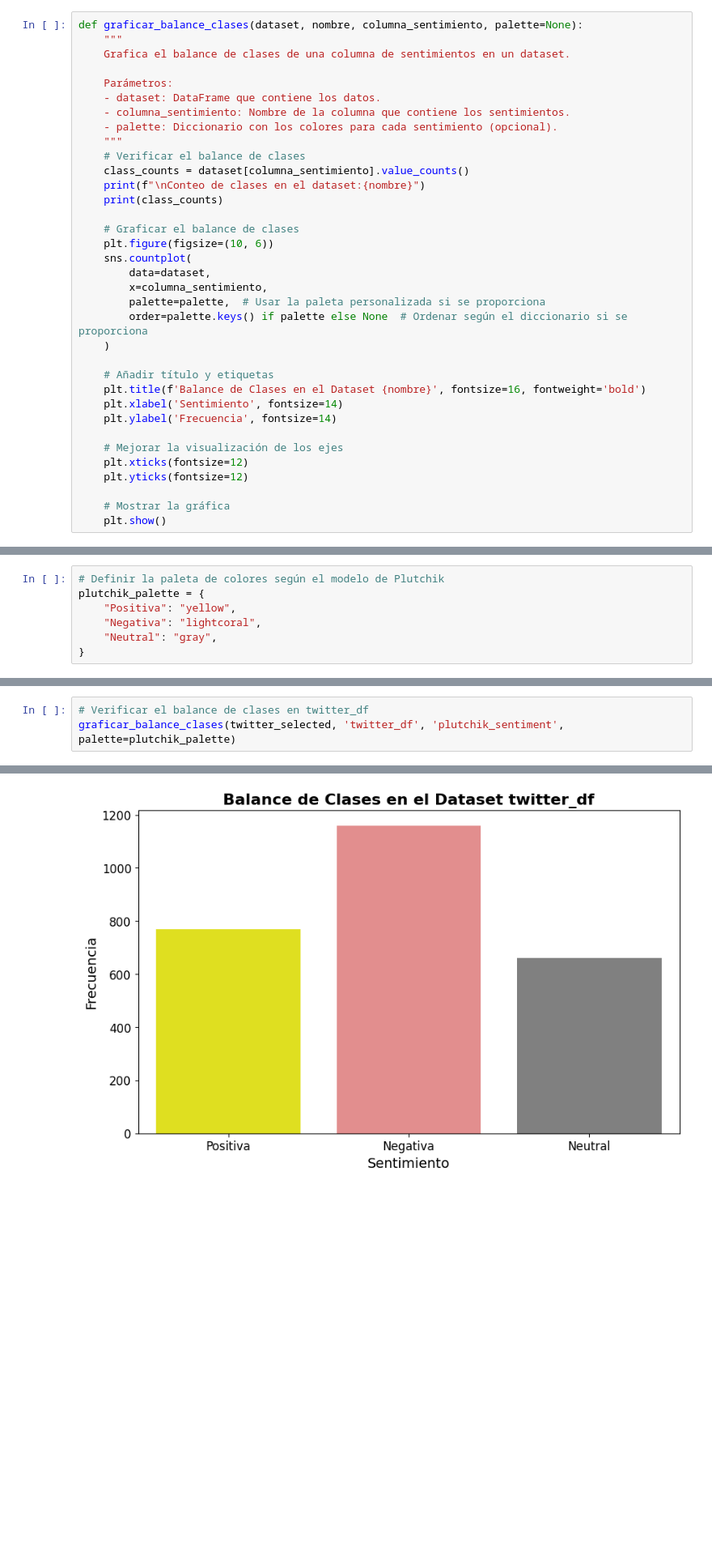
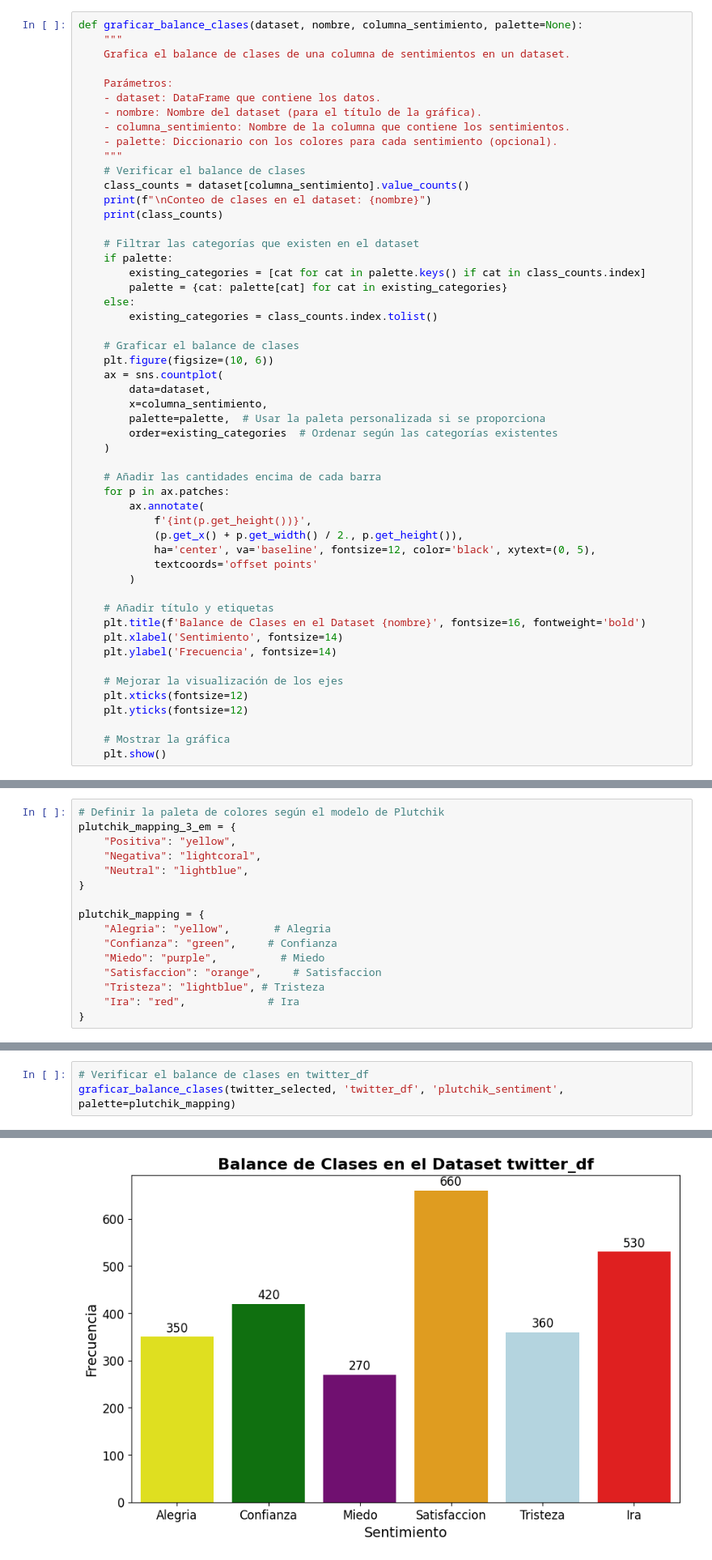
Before and after one commit to andersonjalvarado/P1-SENTIMENT-IA, a Jupyter notebook: Implementacion.ipynb, the cells around one changed output, grey strips where cells are left out. Shown at 81% size. Drawn from its saved outputs; the diff is of its cells as text; blank space fills up the shorter version.

```diff
--- a/Implementacion.ipynb
+++ b/Implementacion.ipynb
@@ -267,22 +339,39 @@ def graficar_balance_clases(dataset, nombre, columna_sentimiento, palette=None):
 
     Parámetros:
     - dataset: DataFrame que contiene los datos.
+    - nombre: Nombre del dataset (para el título de la gráfica).
     - columna_sentimiento: Nombre de la columna que contiene los sentimientos.
     - palette: Diccionario con los colores para cada sentimiento (opcional).
     """
     # Verificar el balance de clases
     class_counts = dataset[columna_sentimiento].value_counts()
-    print(f"\nConteo de clases en el dataset:{nombre}")
+    print(f"\nConteo de clases en el dataset: {nombre}")
     print(class_counts)
+
+    # Filtrar las categorías que existen en el dataset
+    if palette:
+        existing_categories = [cat for cat in palette.keys() if cat in class_counts.index]
+        palette = {cat: palette[cat] for cat in existing_categories}
+    else:
+        existing_categories = class_counts.index.tolist()
 
     # Graficar el balance de clases
     plt.figure(figsize=(10, 6))
-    sns.countplot(
+    ax = sns.countplot(
         data=dataset,
         x=columna_sentimiento,
         palette=palette,  # Usar la paleta personalizada si se proporciona
-        order=palette.keys() if palette else None  # Ordenar según el diccionario si se proporciona
+        order=existing_categories  # Ordenar según las categorías existentes
     )
+
+    # Añadir las cantidades encima de cada barra
+    for p in ax.patches:
+        ax.annotate(
+            f'{int(p.get_height())}',
+            (p.get_x() + p.get_width() / 2., p.get_height()),
+            ha='center', va='baseline', fontsize=12, color='black', xytext=(0, 5),
+            textcoords='offset points'
+        )
 
     # Añadir título y etiquetas
     plt.title(f'Balance de Clases en el Dataset {nombre}', fontsize=16, fontweight='bold')
@@ -328,8 +417,17 @@ def balance_classes(df, target_col):
     return balanced_df
 # %%
 # Definir la paleta de colores según el modelo de Plutchik
-plutchik_palette = {
+plutchik_mapping_3_em = {
     "Positiva": "yellow",
     "Negativa": "lightcoral",
-    "Neutral": "gray",
+    "Neutral": "lightblue",
 }
+
+plutchik_mapping = {
+    "Alegria": "yellow",       # Alegria
+    "Confianza": "green",     # Confianza
+    "Miedo": "purple",          # Miedo
+    "Satisfaccion": "orange",     # Satisfaccion
+    "Tristeza": "lightblue", # Tristeza
+    "Ira": "red",             # Ira
+}
@@ -336,4 +509,4 @@ plutchik_palette = {
 # %%
 # Verificar el balance de clases en twitter_df
-graficar_balance_clases(twitter_selected, 'twitter_df', 'plutchik_sentiment', palette=plutchik_palette)
+graficar_balance_clases(twitter_selected, 'twitter_df', 'plutchik_sentiment', palette=plutchik_mapping)
 # %% [output]
@@ -345,4 +521,4 @@ Neutral      660
 Name: count, dtype: int64
-[figure, old version]
+[figure, new version]
 # %%
 # Verificar el balance de clases en travel_df
```
Also changed, not shown: parts of 142 cells of this notebook, 1 other file.
